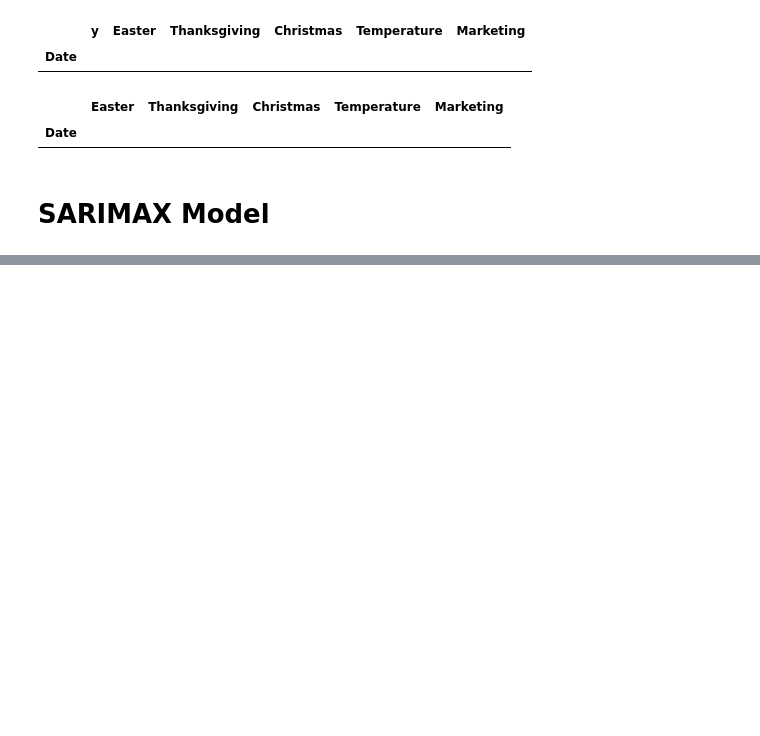
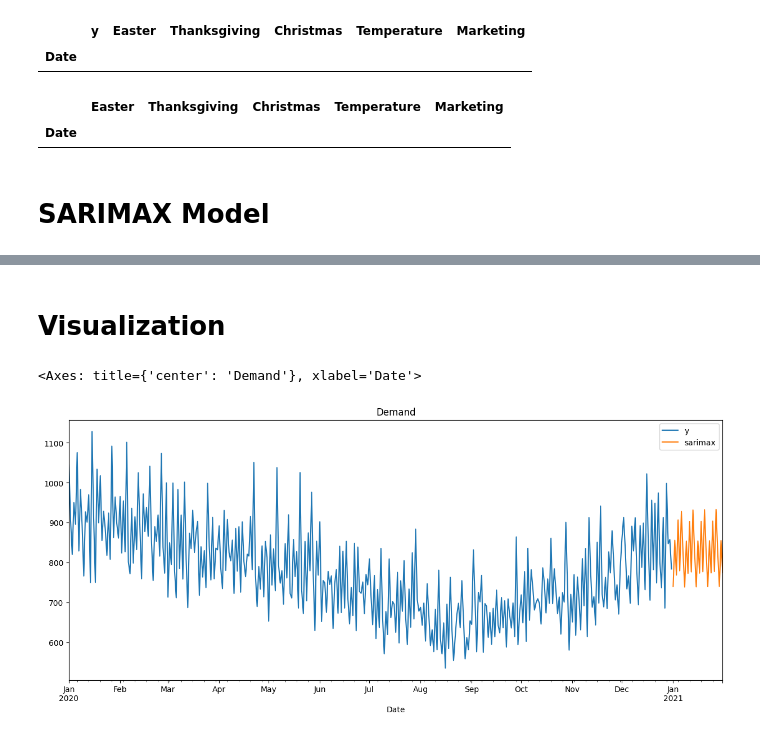
Before and after one commit to mrcruz117/SARIMAX---Parameter-Tuning-Template, a Jupyter notebook: SARIMAX_Forecast_Template.ipynb, the cells around one changed output, grey strips where cells are left out. Saved outputs shown, nothing was run; the diff lists cells and outputs as text; code cells hidden in the pictures; blank space fills up the shorter version.

```diff
--- a/SARIMAX_Forecast_Template.ipynb
+++ b/SARIMAX_Forecast_Template.ipynb
@@ -71,13 +71,27 @@ future_X.head(0)
 | Date |  |  |  |  |  |
 # %% [markdown]
 # SARIMAX Model
+# %%
+# best params
+parameters = pd.read_csv('Forecasting Product/best_params_sarimax.csv', index_col=0)
+# %%
+# store params
+p = parameters.loc['p'][0]
+d = parameters.loc['d'][0]
+q = parameters.loc['q'][0]
+P = parameters.loc['P'][0]
+D = parameters.loc['D'][0]
+Q = parameters.loc['Q'][0]
 # %%
 # model
 
 model = pm.ARIMA(
-    X=X,
-    order=(1,1,1),
-    seasonal_order=(1,1,1, 7),
+    X=train_X,
+    order=(p,d,q),
+    seasonal_order=(P,D,Q, 7),
     suppress_warnings=True,
     enforce_stationarity=False,
     )
+
+# fit model
+model.fit(df.y)
@@ -83,0 +103,10 @@ model = pm.ARIMA(
+# %%
+# predictions
+
+predictions_sarimax = pd.Series(model.predict(
+    n_periods=len(future_X),
+    X=future_X
+    )).rename('sarimax')
+
+predictions_sarimax.index = future_df.index
+predictions_sarimax
@@ -83,0 +133,8 @@ model = pm.ARIMA(
+# %% [markdown]
+# Visualization
+# %%
+df['y']['2020-01-01':].plot(figsize=(15,6), title='Demand', legend=True)
+predictions_sarimax.plot(legend=True)
+# %% [output]
+<Axes: title={'center': 'Demand'}, xlabel='Date'>
+[figure, added]
```
Also changed, not shown: parts of 4 cells of this notebook.
